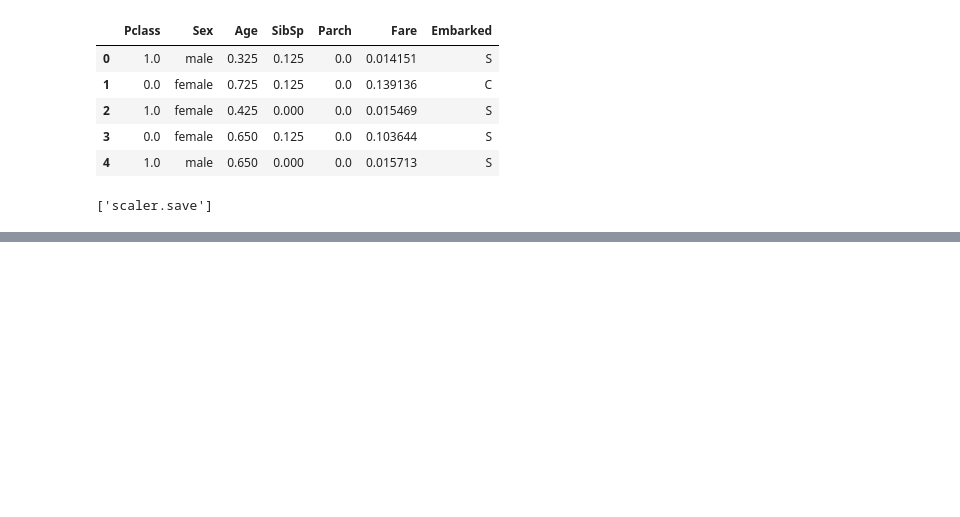
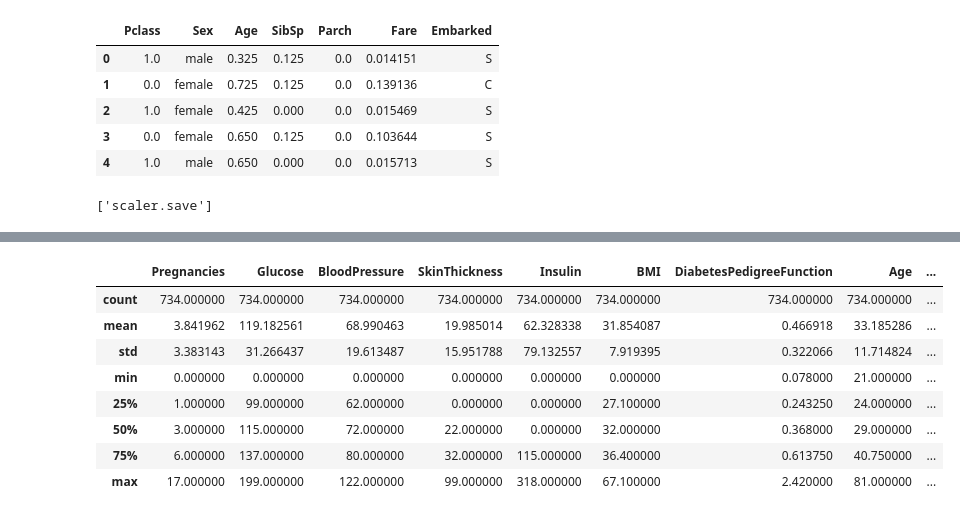
Before and after one commit to kavinduperera-source/UoM-T1-AI-stuff, a Jupyter notebook: Session 2/data_processing.ipynb, the cells around one changed output, grey strips where cells are left out. Cells and saved outputs as stored; diff of their text form; code cells hidden in the pictures; blank space fills up the shorter version.

```diff
--- a/Session 2/data_processing.ipynb
+++ b/Session 2/data_processing.ipynb
@@ -311,0 +372,22 @@ joblib.dump(scaler, 'scaler.save') #saving the scaler object for future use
+# %%
+# remove outliers using IQR method
+# IQR = Q3 - Q1
+# Lower Bound = Q1 - 1.5 * IQR
+# Upper Bound = Q3 + 1.5 * IQR
+import numpy as np
+q1, q3 = np.percentile(diabetics_df['Insulin'], [25, 75])
+iqr = q3 - q1
+lower_bound = q1 - 1.5 * iqr
+upper_bound = q3 + 1.5 * iqr
+cleaned_df = diabetics_df[(diabetics_df['Insulin'] >= lower_bound) & (diabetics_df['Insulin'] <= upper_bound)]
+cleaned_df.describe()
+# %% [output]
+|  | Pregnancies | Glucose | BloodPressure | SkinThickness | Insulin | BMI | DiabetesPedigreeFunction | Age | ... |
+| count | 734.000000 | 734.000000 | 734.000000 | 734.000000 | 734.000000 | 734.000000 | 734.000000 | 734.000000 | ... |
+| mean | 3.841962 | 119.182561 | 68.990463 | 19.985014 | 62.328338 | 31.854087 | 0.466918 | 33.185286 | ... |
+| std | 3.383143 | 31.266437 | 19.613487 | 15.951788 | 79.132557 | 7.919395 | 0.322066 | 11.714824 | ... |
+| min | 0.000000 | 0.000000 | 0.000000 | 0.000000 | 0.000000 | 0.000000 | 0.078000 | 21.000000 | ... |
+| 25% | 1.000000 | 99.000000 | 62.000000 | 0.000000 | 0.000000 | 27.100000 | 0.243250 | 24.000000 | ... |
+| 50% | 3.000000 | 115.000000 | 72.000000 | 22.000000 | 0.000000 | 32.000000 | 0.368000 | 29.000000 | ... |
+| 75% | 6.000000 | 137.000000 | 80.000000 | 32.000000 | 115.000000 | 36.400000 | 0.613750 | 40.750000 | ... |
+| max | 17.000000 | 199.000000 | 122.000000 | 99.000000 | 318.000000 | 67.100000 | 2.420000 | 81.000000 | ... |
```
Also changed, not shown: parts of 14 cells of this notebook.
